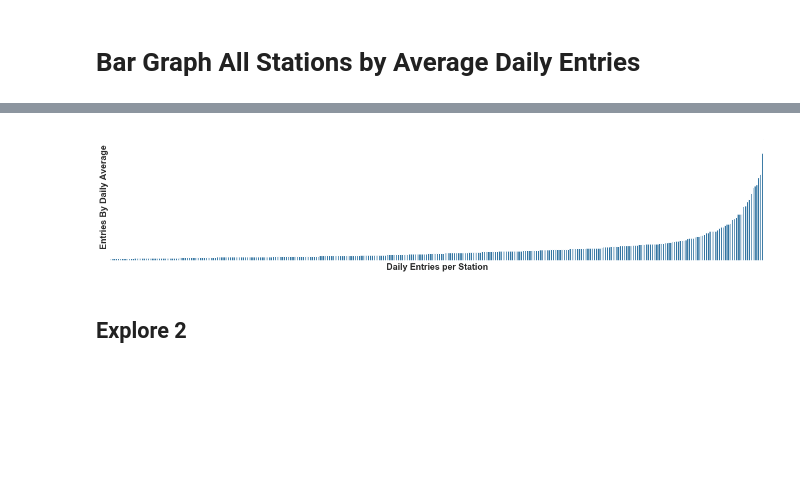
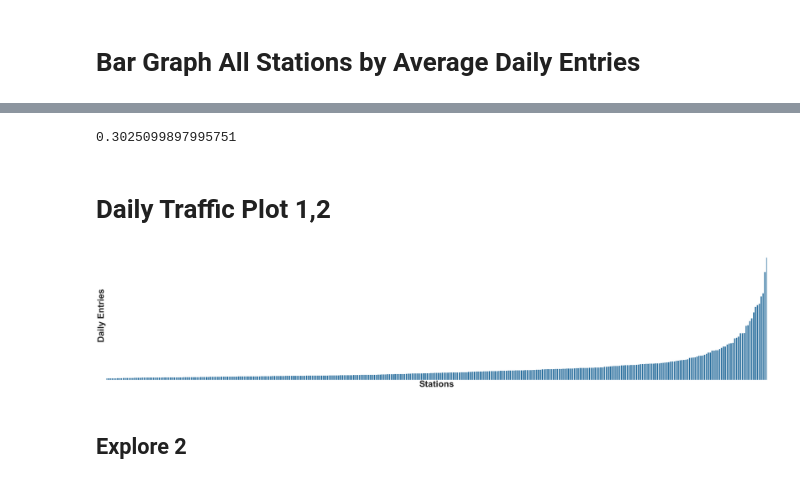
Before and after one commit to tczencka/MTA-Project-1, a Jupyter notebook: notebooks/nb-Copy1.ipynb, the cells around one changed output, grey strips where cells are left out. Saved outputs shown, nothing was run; the diff lists cells and outputs as text; code cells hidden in the pictures; blank space fills up the shorter version.

```diff
--- a/notebooks/nb-Copy1.ipynb
+++ b/notebooks/nb-Copy1.ipynb
@@ -664,6 +664,9 @@ res.describe()
 date['year'] = ['date'].dt.year
 # %% [markdown]
 # Average entries per day, per station, as histogram
+# %%
+with open('super_cleaned_mta_data_march.pickle', 'rb') as read_file:
+    clean_columns=pickle.load(read_file)
 # %% [markdown]
 ***making a day of the week column
 # %%
@@ -728,5 +760,5 @@ plt.title('Stations by Number of Daily Entries',family='serif',fontsize = 35,loc
 # %% [output]
 [figure]
 # %%
-station_top_20 = station_daily_entries_mean.sort_values(by='entries',ascending=False).head(20)
-descending_station_top_20 = station_daily_entries_mean.sort_values(by='entries',ascending=False).head(20)
+top_20 = station_daily_entries_mean.sort_values(by='entries',ascending=False).head(20)
+top_20
@@ -825,40 +853,47 @@ plt.xticks([]);
+# %%
+1510757.6889344992/4994075.369
+# %% [output]
+0.3025099897995751
+# %% [markdown]
+# Daily Traffic Plot 1,2
 # %%
 import seaborn as sns
 import matplotlib.pyplot as plt
 sns.set(style="white")
 
 # Initialize the matplotlib figure
-f, ax = plt.subplots(figsize=(20, 4))
+f, ax = plt.subplots(figsize=(60, 12))
 #plt.subplot(20,5,2)
 #plt.ylabel('Entries By Daily Average',fontsize = 10, weight = 'bold',color='green')
 
 # Load the example car crash dataset
-data = station_dailies_ascending
-data2 = station_dailies_top.head(20)
+data = station_dailies_top
+data2 = top_20
 
 # Plot the total crashes
 sns.set_color_codes("bright")
 sns.barplot(x="STATION", y="entries", data=data,
             label="Others", color="tab:blue")
 
 #Plot the stations in the top ten
 #sns.set_color_codes("bright")
 #sns.barplot(x="STATION", y="entries", data=data2,
 #            label="Top 20 Stations", color="tab:red")
-plt.xticks([]);
+plt.xticks([])
 plt.yticks([])
 #g=sns.factorplot(x='type1', col='type2',col_wrap=3, data=dframe, kind='count', sharex=False, sharey=False, palette=pokemon_color_palette)
 #plt.title('Daily Traffic By Stations',family='sans serif',fontsize = 30,loc='center',color='r')
-plt.xlabel('Daily Entries per Station',fontsize = 15, weight = 'bold')
-plt.ylabel('Entries By Daily Average',fontsize = 15, weight = 'bold')
+plt.xlabel('Stations',fontsize = 45, weight = 'bold')
+plt.ylabel('Daily Entries',fontsize = 45, weight = 'bold')
 
 
 # Add a legend and informative axis label
 #ax.legend(ncol=378, loc="upper right", frameon=True)
 ax.set(xlim=(350,0))
 sns.despine(left=True, bottom=True)
+plt.savefig('../src/visualization/dailytraffic1.jpg',quality=95)
 # %% [output]
-[figure, old version]
+[figure, new version]
 # %% [markdown]
 ## Explore 2
 # %% [markdown]
```
Also changed, not shown: parts of 21 cells of this notebook.
